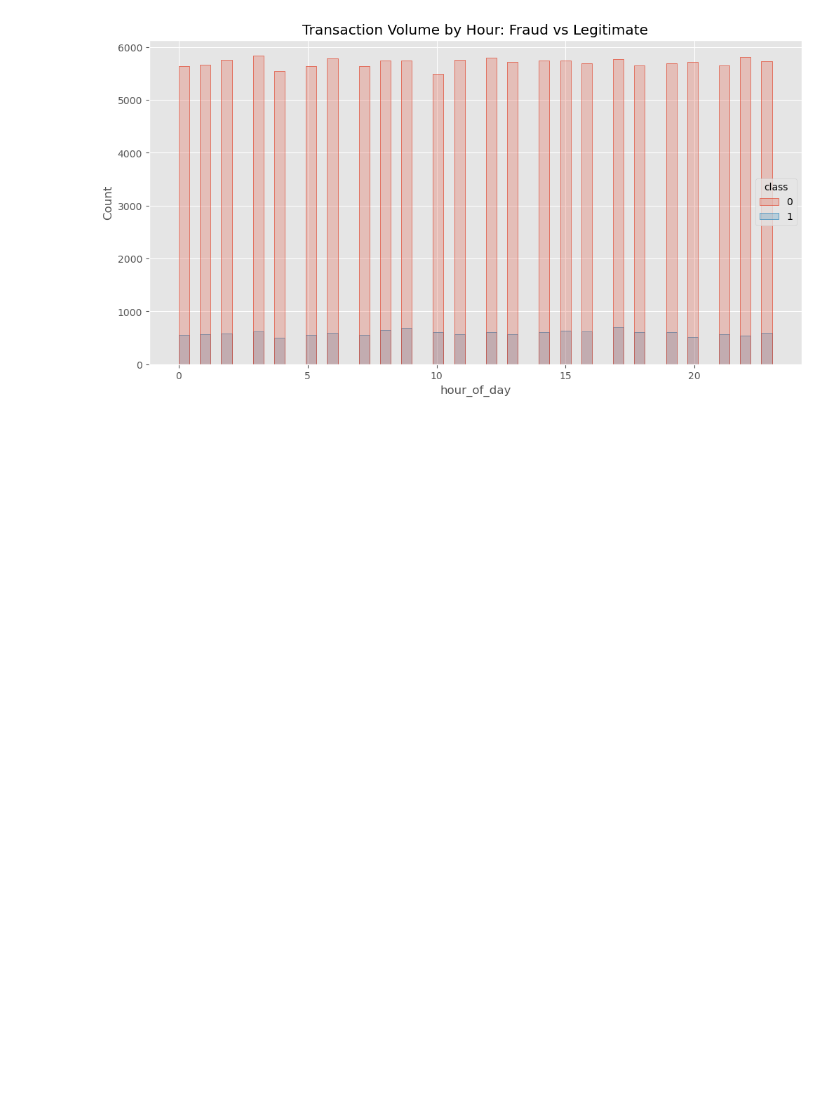
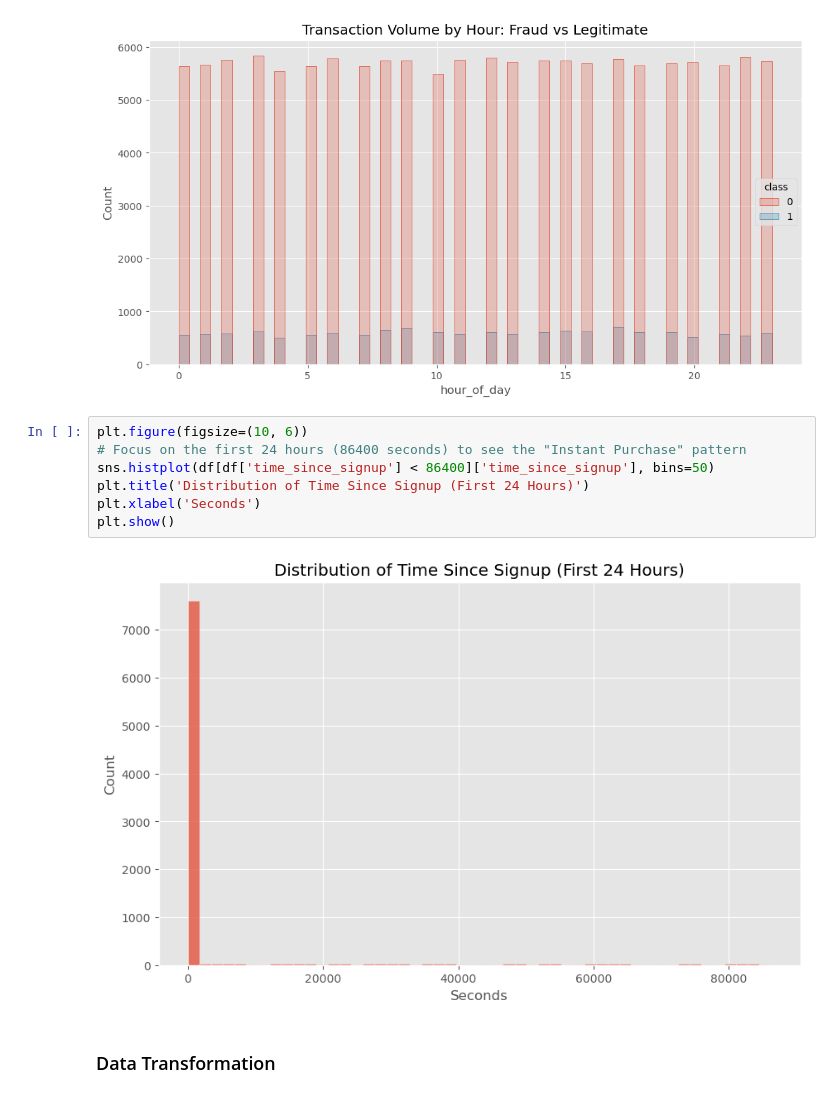
Before and after one commit to wakgariR/fraud-detection, a Jupyter notebook: notebooks/eda-fraud-data.ipynb, the cells around one changed output. Saved outputs shown, nothing was run; the diff lists cells and outputs as text; blank space fills up the shorter version.

Commit message:
Data Transformation and Handle Class Imbalance

```diff
--- a/notebooks/eda-fraud-data.ipynb
+++ b/notebooks/eda-fraud-data.ipynb
@@ -111,3 +115,14 @@ plt.show()
 # %% [output]
 [figure]
 [figure]
+# %%
+plt.figure(figsize=(10, 6))
+# Focus on the first 24 hours (86400 seconds) to see the "Instant Purchase" pattern
+sns.histplot(df[df['time_since_signup'] < 86400]['time_since_signup'], bins=50)
+plt.title('Distribution of Time Since Signup (First 24 Hours)')
+plt.xlabel('Seconds')
+plt.show()
+# %% [output]
+[figure, added]
+# %% [markdown]
+### Data Transformation
```
Also changed, not shown: parts of 3 cells of this notebook.
